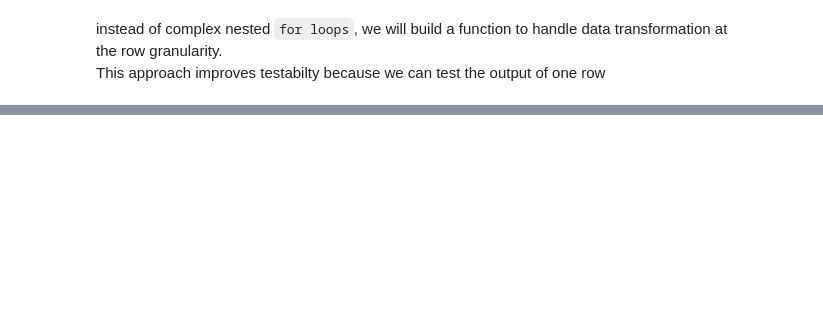
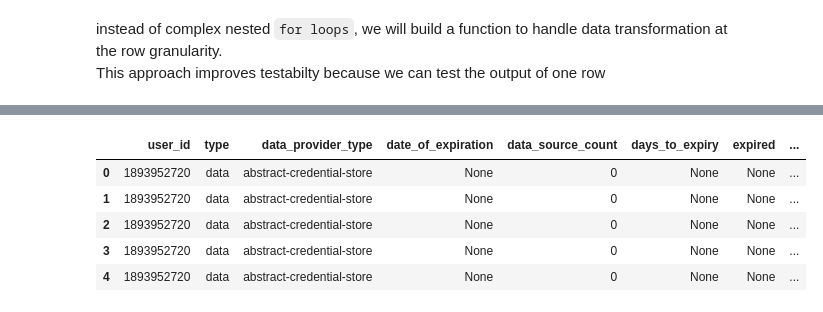
Before and after one commit to jaewilson07/domo-collab, a Jupyter notebook: Tut3 - Generate a DomoStats style Dataset.ipynb, the cells around one changed output, grey strips where cells are left out. Cells and saved outputs as stored; diff of their text form; code cells hidden in the pictures; blank space fills up the shorter version.

```diff
--- a/Tut3 - Generate a DomoStats style Dataset.ipynb
+++ b/Tut3 - Generate a DomoStats style Dataset.ipynb
@@ -228,0 +298,18 @@ pd.DataFrame(process_data_povider(test_data_provider_type))[0:5]
+# %%
+def format_account_v2(account_obj, dataprovider_obj, **kwargs):
+    """most granular level"""
+
+    s = {**account_obj, "data_provider_name": dataprovider_obj["name"]}
+
+    # rename a field and remove the old field
+    s["account_id"] = s.pop("id")
+    s["account_name"] = s.pop("displayName")
+
+    # remove fields
+    s.pop("name")
+    s.pop("valid")
+
+    return {format_str_camel_case(key): value for key, value in s.items()}
+
+
+format_account_v2(account_obj=test_account, dataprovider_obj=test_dataprovider_obj)
@@ -229,14 +329,34 @@ pd.DataFrame(process_data_povider(test_data_provider_type))[0:5]
 # %%
-def format_domostats_accounts(api_response, is_to_dataframe: bool = True):
+import pandas as pd
+from typing import Callable
 
-    accounts_by_providers_ls = [
-        process_data_povider(data_provider_obj) for data_provider_obj in api_response
+def format_domostats_accounts(api_response,format_fn: Callable,  is_dataframe: bool = True):
+
+    account_ls = [
+        format_fn(account_obj=account_obj, dataprovider_obj=dataprovider_obj)
+        for dataprovider_obj in api_response
+        for account_obj in dataprovider_obj["accounts"]
     ]  # produces nested list of lists
 
-    accounts_ls = flatten_list_of_lists(accounts_by_providers_ls)
+    if not is_dataframe:
+        return account_ls
 
-    if not is_to_dataframe:
-        return accounts_by_providers_ls
+    return pd.DataFrame(account_ls)
 
-    return pd.DataFrame(accounts_ls)
+
+format_domostats_accounts(test_dataproviders_ls,format_fn=format_account_v1, is_dataframe=True)[0:5]
+
+# passing functions into functions allow us to have configurable results without significantly refactoring code.
+# notice that by passing the format function as a function (instead of calling it outside of format_domostats_accounts),
+# we can have different permutations of the accounts report!
+# any idea what adding kwargs does for us?
+
+format_domostats_accounts(test_dataproviders_ls,format_fn=format_account_v2, is_dataframe=True)[0:5]
+# %% [output]
+|  | user_id | type | data_provider_type | date_of_expiration | data_source_count | days_to_expiry | expired | ... |
+| 0 | 1893952720 | data | abstract-credential-store | None | 0 | None | None | ... |
+| 1 | 1893952720 | data | abstract-credential-store | None | 0 | None | None | ... |
+| 2 | 1893952720 | data | abstract-credential-store | None | 0 | None | None | ... |
+| 3 | 1893952720 | data | abstract-credential-store | None | 0 | None | None | ... |
+| 4 | 1893952720 | data | abstract-credential-store | None | 0 | None | None | ... |
 # %%
```
Also changed, not shown: parts of 28 cells of this notebook, 20 other files.
